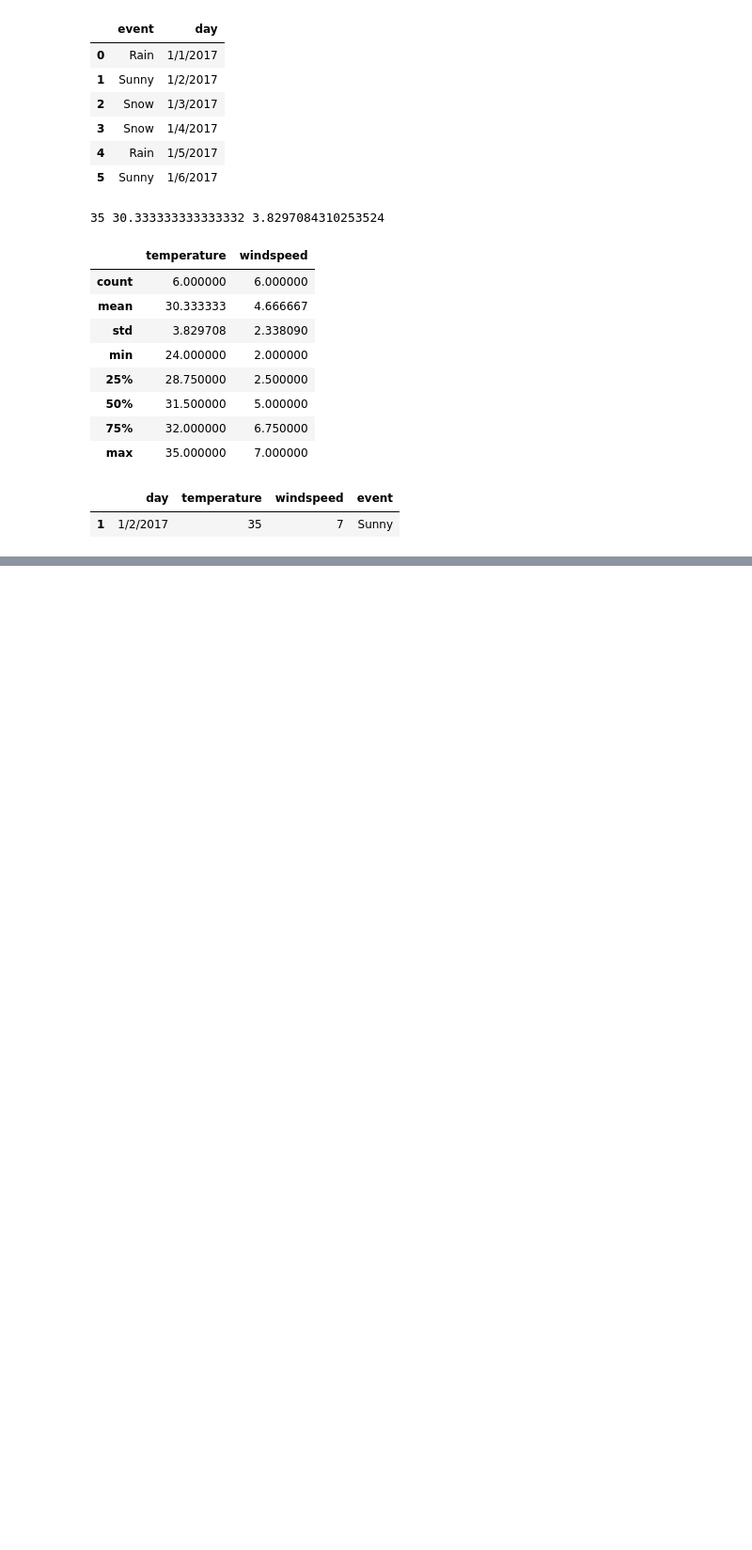
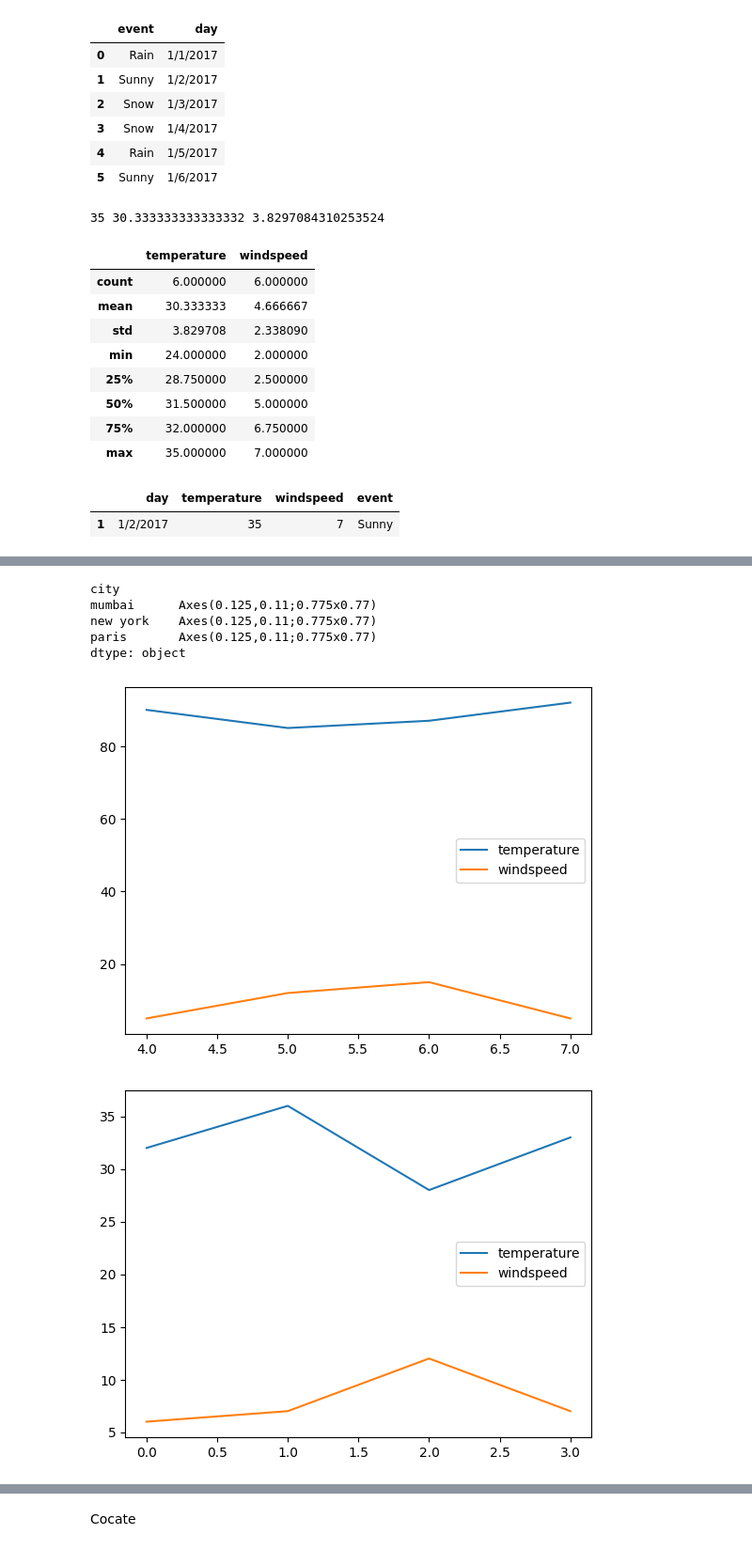
Before and after one commit to jenish2917/Python, a Jupyter notebook: jupyter notbook/Pandas.ipynb, the cells around one changed output, grey strips where cells are left out. Shown: that part at 94% size. Drawn from its saved outputs; the diff is of its cells as text; code cells hidden in the pictures; blank space fills up the shorter version.

```diff
--- a/jupyter notbook/Pandas.ipynb
+++ b/jupyter notbook/Pandas.ipynb
@@ -126,0 +422,4 @@ df
+# %%
+import pandas as pd
+df = pd.read_csv("weather_by_cities.csv")
+df
@@ -126,0 +440,3 @@ df
+# %%
+g = df.groupby("city")
+g
@@ -126,0 +496,11 @@ df
+# %%
+%matplotlib inline
+g.plot()
+# %% [output]
+city
+mumbai      Axes(0.125,0.11;0.775x0.77)
+new york    Axes(0.125,0.11;0.775x0.77)
+paris       Axes(0.125,0.11;0.775x0.77)
+dtype: object
+[figure, added]
+[figure, added]
@@ -126,0 +508,2 @@ df
+# %% [markdown]
+Cocate
```
Also changed, not shown: parts of 41 cells of this notebook, 7 other files.
